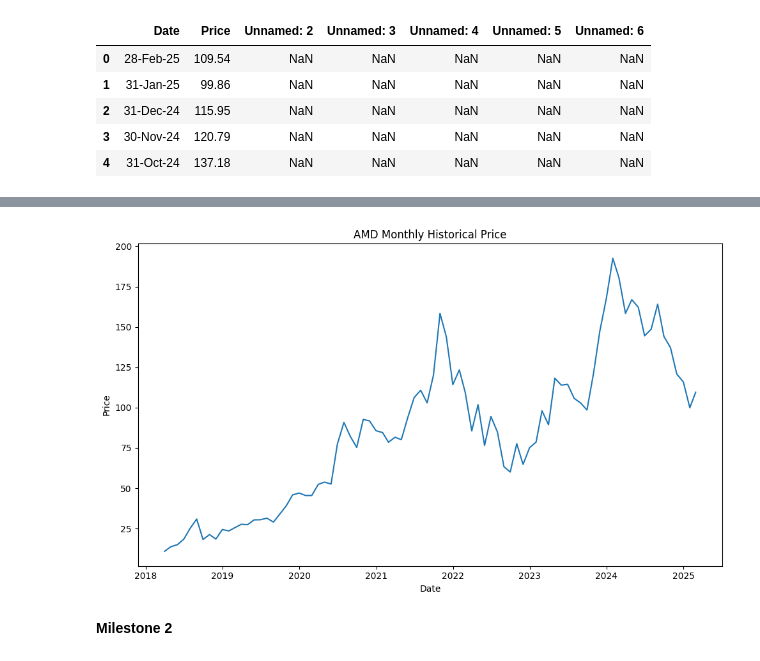
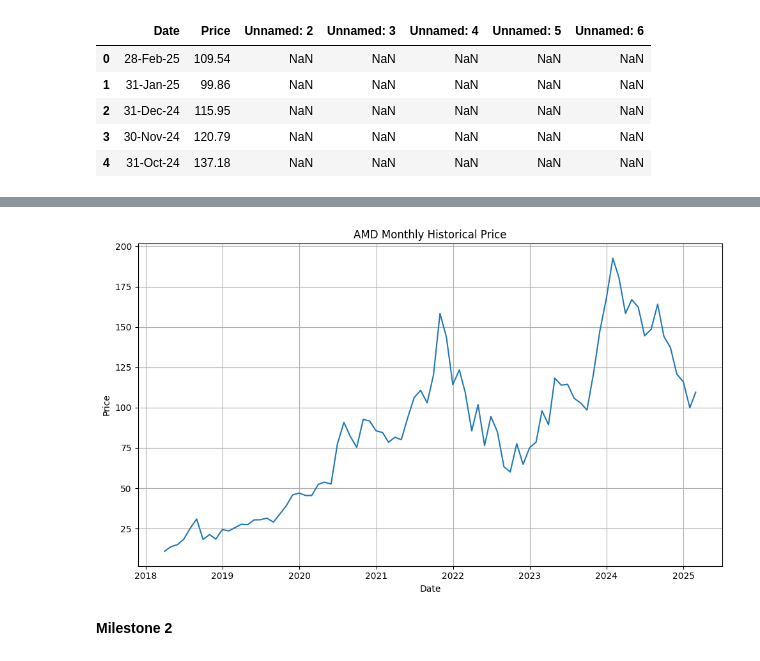
Before and after one commit to raleight1/Forecasting-Nonseasonal-and-Seasonal, a Jupyter notebook: Seasonal_Time_Series_Analysis.ipynb, the cells around one changed output, grey strips where cells are left out. Saved outputs shown, nothing was run; the diff lists cells and outputs as text; code cells hidden in the pictures.

```diff
--- a/Seasonal_Time_Series_Analysis.ipynb
+++ b/Seasonal_Time_Series_Analysis.ipynb
@@ -82,13 +83,17 @@ df.head() #prints the first 5 rows of the DataFrame to check if the data loaded
 # %%
+# Convert the 'Date' column to datetime objects
+df['Date'] = pd.to_datetime(df['Date'])
+
 # Create the timeseries plot
 plt.figure(figsize=(10, 6))  # Adjust figure size if needed
 plt.plot(df['Date'], df['Price'])
 plt.xlabel('Date')
 plt.ylabel('Price')
 plt.title('AMD Monthly Historical Price')
 plt.tight_layout()
+plt.grid(True)
 plt.show()
 # %% [output]
-[figure, old version]
+[figure, new version]
 # %% [markdown]
 **Milestone 2**
```
Also changed, not shown: parts of 9 cells of this notebook.
